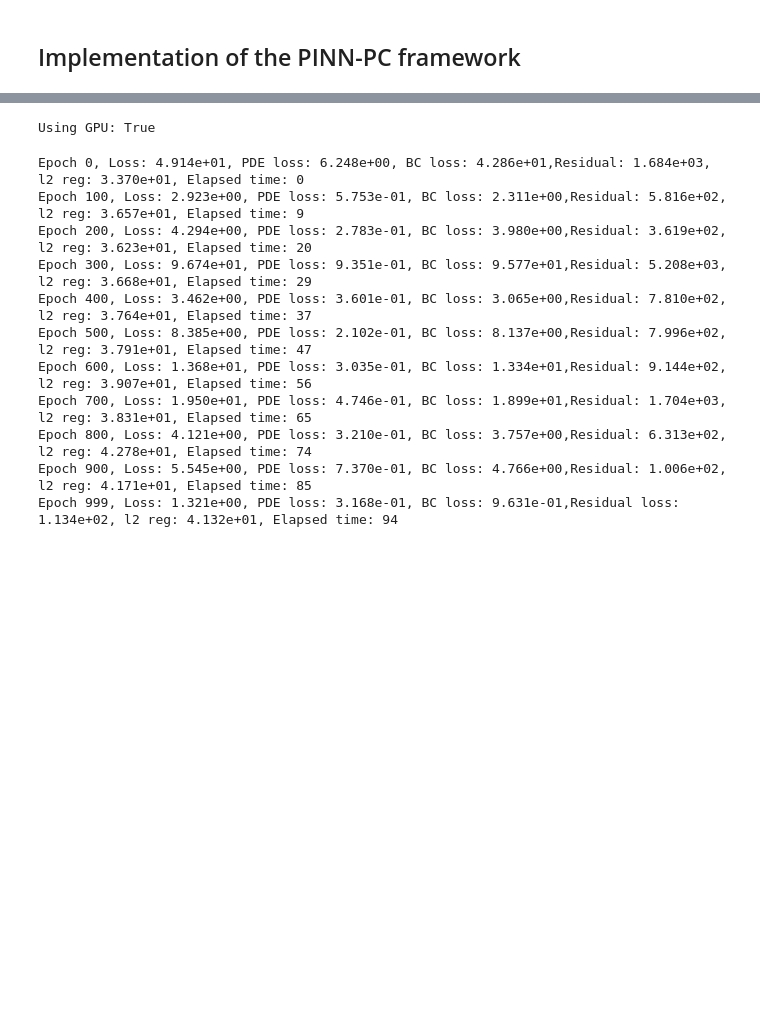
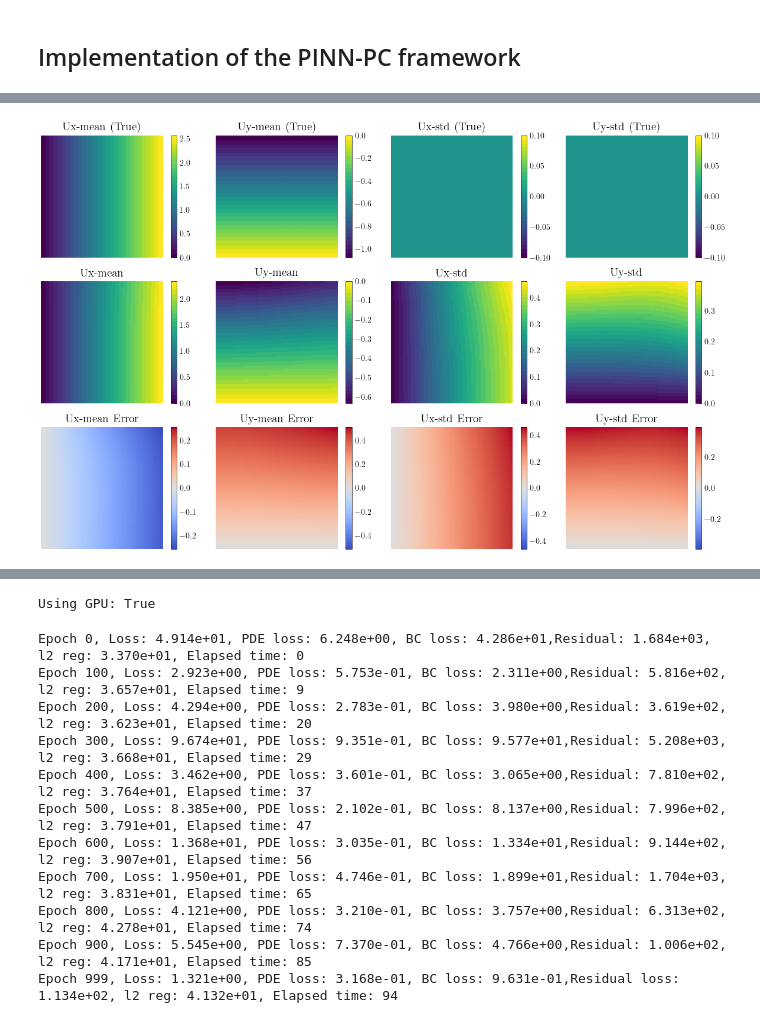
Before and after one commit to bonneted/PINN-PC, a Jupyter notebook: composite plate/pinn.ipynb, the cells around one changed output, grey strips where cells are left out. Drawn from its saved outputs; the diff is of its cells as text; code cells hidden in the pictures; blank space fills up the shorter version.

```diff
--- a/composite plate/pinn.ipynb
+++ b/composite plate/pinn.ipynb
@@ -215,3 +226,21 @@ def extract_from_output(f,variable, mean_or_coefs):
+# %%
+Exx_mean_fem = 0.02571187493951528
+Eyy_mean_fem = -0.010741097568904246
+
+def transform_coords(x):
+    """
+    For SPINN, if the input x is provided as a list of 1D arrays (e.g., [X_coords, Y_coords]),
+    this function creates a 2D meshgrid and stacks the results into a 2D coordinate array.
+    """
+    x_mesh = [x_.ravel() for x_ in jnp.meshgrid(jnp.atleast_1d(x[0].squeeze()), jnp.atleast_1d(x[1].squeeze()), indexing="ij")]
+    return dde.backend.stack(x_mesh, axis=-1)
+
+def solution_fn(x):
+    if net_type == "spinn":
+        x = transform_coords(x)
+    Ux = Exx_mean_fem*x[:,0]
+    Uy = Eyy_mean_fem*x[:,1]
+    return np.stack([Ux,Uy],axis=1)
 # %%
 geom = dde.geometry.Rectangle([0, 0], [Lmax, Lmax])
 BC_type = ["hard", "soft"][0]
@@ -304,0 +462,2 @@ NameError: name 'net_type' is not defined
+# %%
+losshistory, train_state = model.train(iterations=200000, display_every=1000)
@@ -304,0 +482,69 @@ NameError: name 'net_type' is not defined
+# %%
+from matplotlib.colors import ListedColormap
+
+cmap = plt.get_cmap('viridis')
+num_colors = 30
+color_values = [cmap(i) for i in np.linspace(0, 1, num_colors)]
+cmap = ListedColormap(color_values)
+
+
+X_input = [np.linspace(0, Lmax, 100).reshape(-1, 1)] * 2
+X_mesh, Y_mesh = np.meshgrid(X_input[0], X_input[1], indexing="ij")
+X_input_mesh = np.vstack((X_mesh.flatten(), Y_mesh.flatten())).T
+if net_type != "spinn":
+    X_input = X_input_mesh
+Y_pred = model.predict([X_input])
+Y_pred_fun = lambda x: model.net.apply(model.net.params, x)
+
+def u_from_y(x, y, xi):
+    Ux_mean = y[:,0:1]
+    Ux_coefs = y[:,1:2*truncation_order+1]
+    Uy_mean = y[:,2*truncation_order:2*truncation_order+1]
+    Uy_coefs = y[:,2*truncation_order+1:4*truncation_order+1]
+
+    Ux = (Ux_mean + Ux_coefs @ xi.T) * x[:, 0:1]
+    Uy = (Uy_mean + Uy_coefs @ xi.T) * x[:, 1:2]
+    return stack([Ux, Uy], axis=1)
+
+U_pred = u_from_y(X_input_mesh,Y_pred, xi_train)
+U_pred_mean = np.mean(U_pred, axis=-1)
+# U_pred_mean = Y_pred*X_input_mesh
+
+Ux_pred_mean = U_pred_mean[:,0].reshape(X_mesh.shape)
+Uy_pred_mean = U_pred_mean[:,1].reshape(X_mesh.shape)
+U_pred_std = np.std(U_pred, axis=-1)
+Ux_pred_std = U_pred_std[:,0].reshape(X_mesh.shape)
+Uy_pred_std = U_pred_std[:,1].reshape(X_mesh.shape)
+
+
+Y_true = solution_fn(X_input)
+Ux_true = Y_true[:,0].reshape(X_mesh.shape)
+Uy_true = Y_true[:,1].reshape(X_mesh.shape)
+
+fields = [Ux_pred_mean, Uy_pred_mean, Ux_pred_std, Uy_pred_std]
+fields_true = [Ux_true, Uy_true, np.zeros_like(Ux_true), np.zeros_like(Uy_true)]
+field_names = ["Ux-mean", "Uy-mean", "Ux-std", "Uy-std"]
+
+fig,ax = plt.subplots(3, len(fields), figsize=(3*len(fields),3*2.5))
+
+for i in range(len(fields)):
+    cmax = np.max(fields_true[i])
+    cmin = np.min(fields_true[i])
+    im = pcolor_plot(ax[0][i], X_mesh, Y_mesh, fields_true[i], field_names[i] + " (True)",colormap=cmap,cmin=cmin,cmax=cmax)
+    fig.colorbar(im, ax=ax[0][i])
+
+    im = pcolor_plot(ax[1][i], X_mesh, Y_mesh, fields[i], field_names[i],colormap=cmap)#,cmin=cmin,cmax=cmax)
+    fig.colorbar(im, ax=ax[1][i])
+
+    diff = fields[i] - fields_true[i]
+    cmax = np.max(np.abs(diff))
+    im = pcolor_plot(ax[2][i], X_mesh, Y_mesh, diff, field_names[i] + " Error",colormap="coolwarm",cmin=-cmax,cmax=cmax)
+    fig.colorbar(im, ax=ax[2][i])
+
+    for i in range(3):
+        ax[i][0].set_aspect("equal", "box")
+        ax[i][0].axis("off")
+
+fig.tight_layout()
+# %% [output]
+[figure, added]
```
Also changed, not shown: parts of 18 cells of this notebook, 1 other file.
